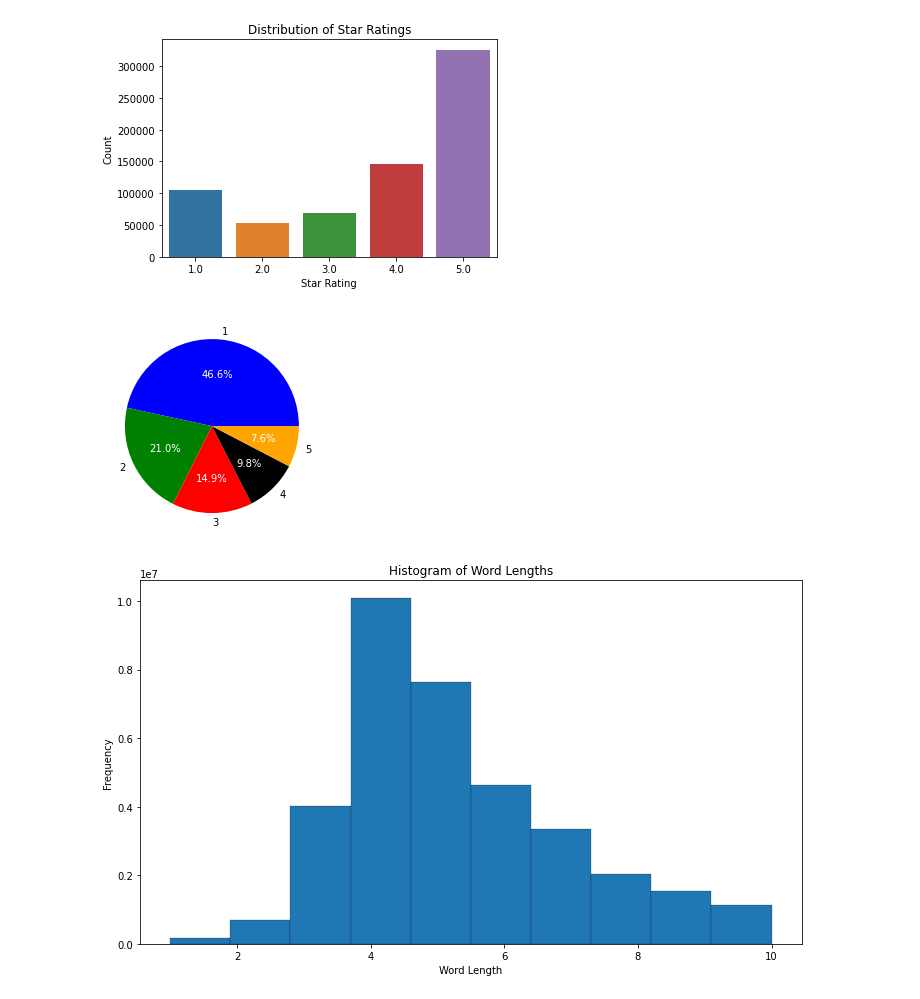
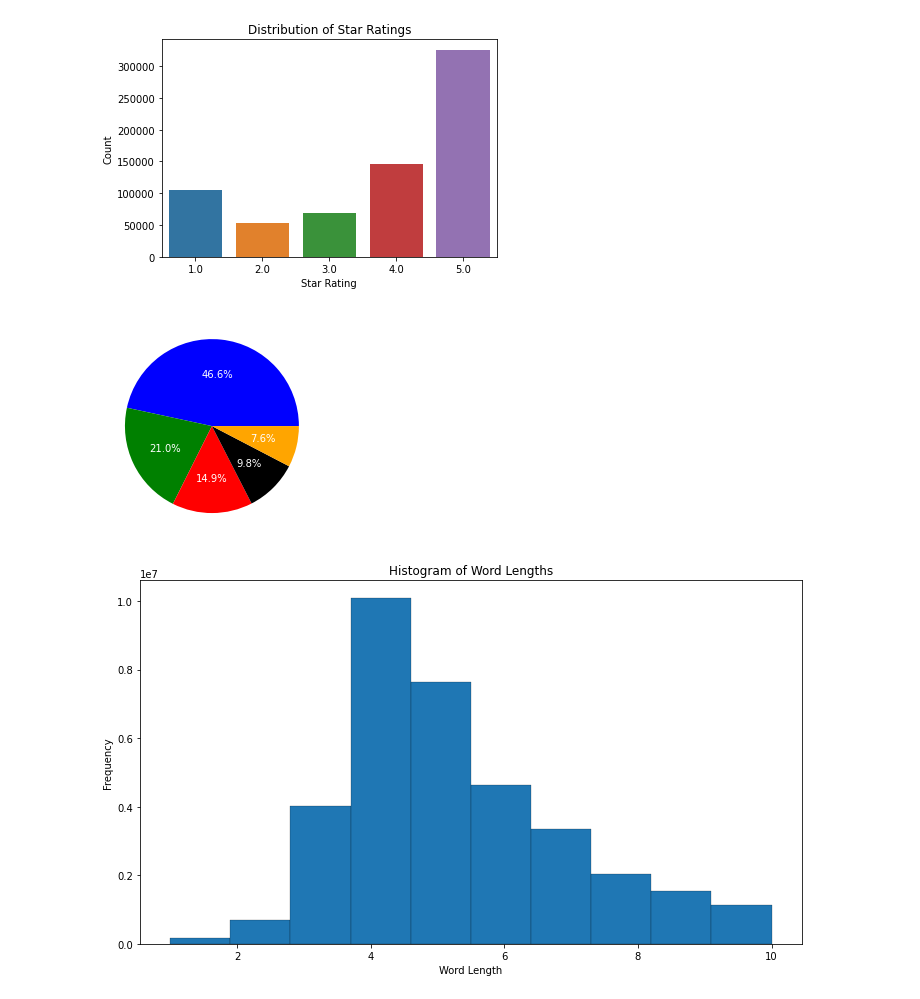
Before and after one commit to Popusa/sentiment-analysis-yelp, a Jupyter notebook: larger_dataset_code/sa_larger_dataset.ipynb, the cells around one changed output. Saved outputs shown, nothing was run; the diff lists cells and outputs as text; code cells hidden in the pictures.

```diff
--- a/larger_dataset_code/sa_larger_dataset.ipynb
+++ b/larger_dataset_code/sa_larger_dataset.ipynb
@@ -165,10 +162,9 @@ plt.show()
 # %% [output]
 [figure]
-# %%
-# Using a pieplot to visualize the star ratings
-visualize_ratings_pie(review_data['star_rating'],1,5)
-# %% [output]
-[figure, removed]
+# %%
+visualize_ratings_pie(review_data['star_rating'])
+# %% [output]
+[figure, added]
 # %%
 word_lengths = review_data['full_review_text'].str.split().apply(lambda x: [len(word) for word in x])
 # %%
```
Also changed, not shown: parts of 5 cells of this notebook, 3 other files.
